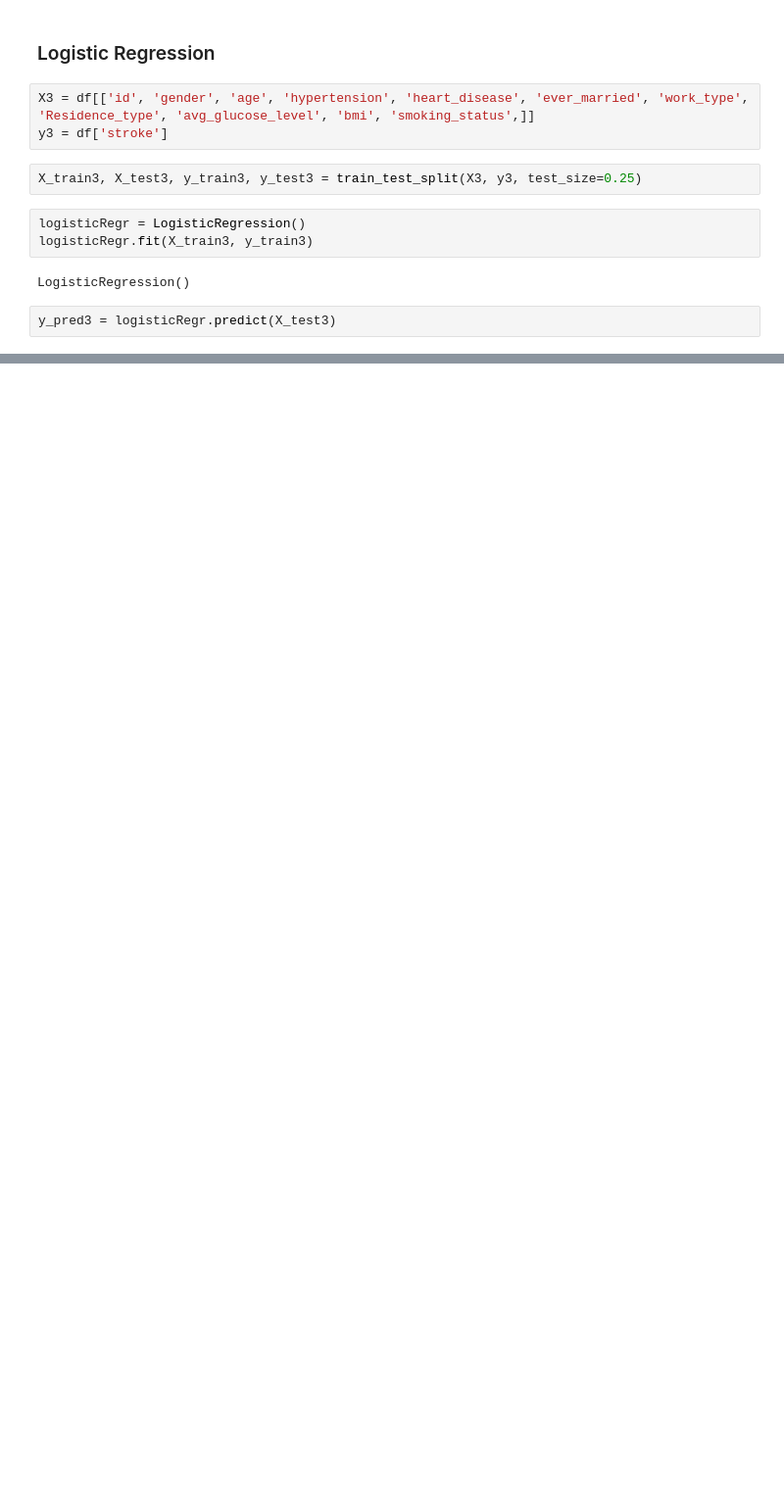
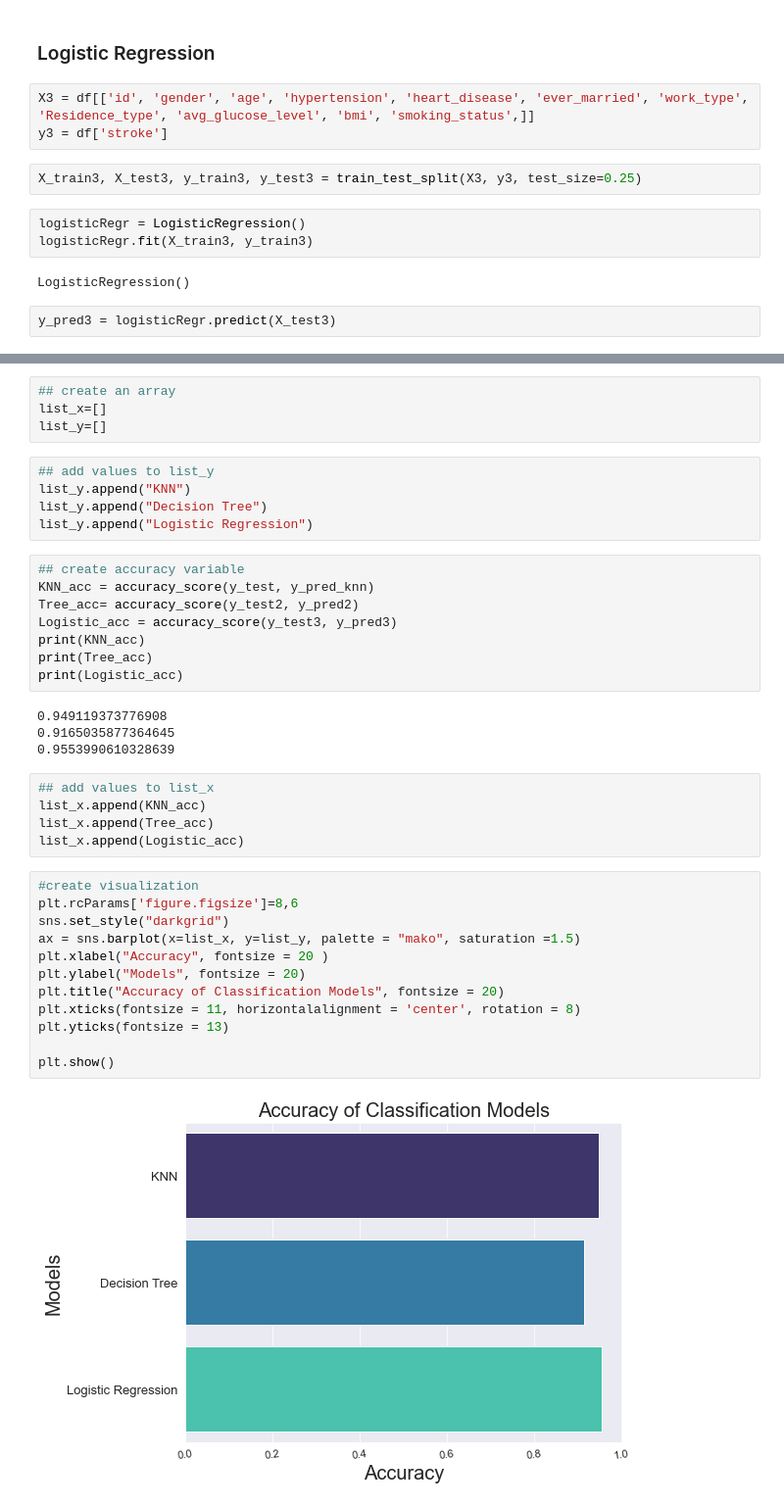
Before and after one commit to ElisefRaz17/Final-Project-3162, a Jupyter notebook: final_project_updated.ipynb, the cells around one changed output, grey strips where cells are left out. Shown at 98% size. Cells and saved outputs as stored; diff of their text form; blank space fills up the shorter version.

```diff
--- a/final_project_updated.ipynb
+++ b/final_project_updated.ipynb
@@ -502,0 +541,40 @@ RMSE:
+# %%
+## create an array
+list_x=[]
+list_y=[]
+# %%
+## add values to list_y
+list_y.append("KNN")
+list_y.append("Decision Tree")
+list_y.append("Logistic Regression")
+# %%
+## create accuracy variable
+KNN_acc = accuracy_score(y_test, y_pred_knn)
+Tree_acc= accuracy_score(y_test2, y_pred2)
+Logistic_acc = accuracy_score(y_test3, y_pred3)
+print(KNN_acc)
+print(Tree_acc)
+print(Logistic_acc)
+# %% [output]
+0.949119373776908
+0.9165035877364645
+0.9553990610328639
+# %%
+## add values to list_x
+list_x.append(KNN_acc)
+list_x.append(Tree_acc)
+list_x.append(Logistic_acc)
+# %%
+#create visualization
+plt.rcParams['figure.figsize']=8,6
+sns.set_style("darkgrid")
+ax = sns.barplot(x=list_x, y=list_y, palette = "mako", saturation =1.5)
+plt.xlabel("Accuracy", fontsize = 20 )
+plt.ylabel("Models", fontsize = 20)
+plt.title("Accuracy of Classification Models", fontsize = 20)
+plt.xticks(fontsize = 11, horizontalalignment = 'center', rotation = 8)
+plt.yticks(fontsize = 13)
+
+plt.show()
+# %% [output]
+[figure, added]
```
Also changed, not shown: parts of 15 cells of this notebook.
